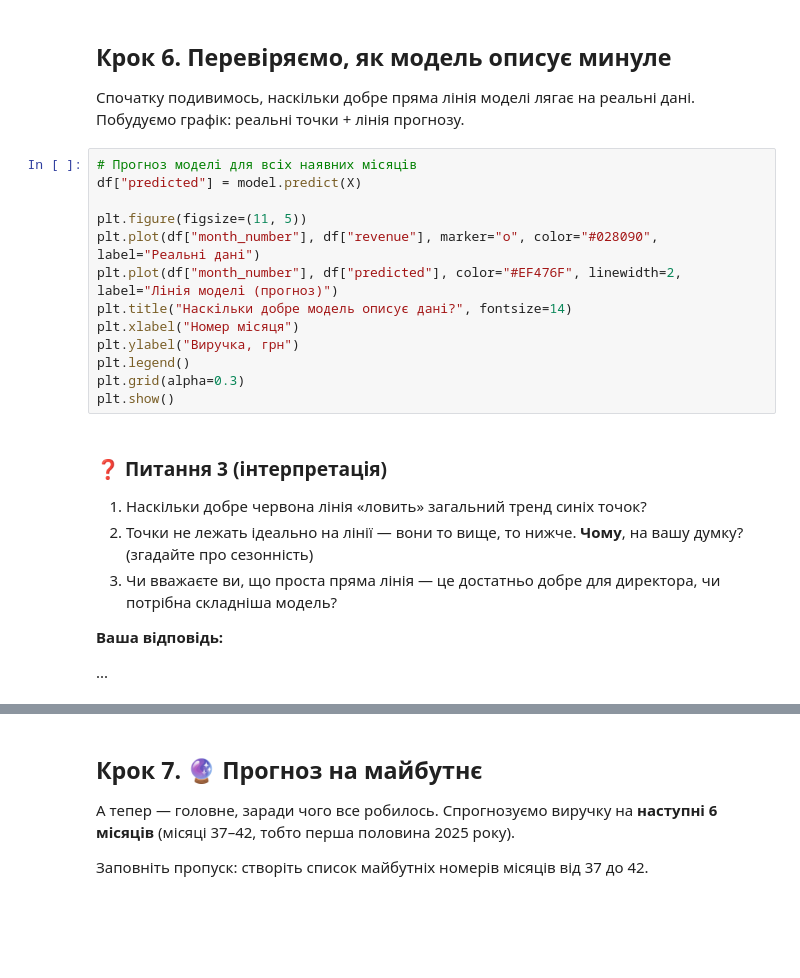
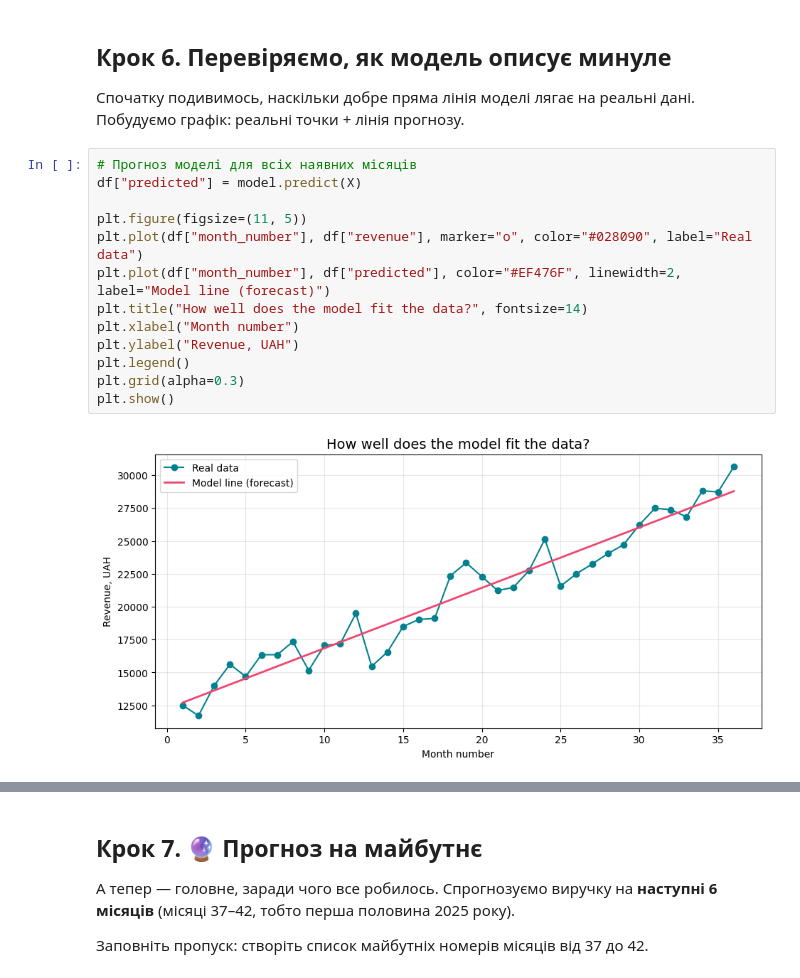
Before and after one commit to NatalieAleksandrova2026/ShopSphere_ua, a Jupyter notebook: python_project/coffee_forecast.ipynb, the cells around one changed output, grey strips where cells are left out. Cells and saved outputs as stored; diff of their text form; blank space fills up the shorter version.

```diff
--- a/python_project/coffee_forecast.ipynb
+++ b/python_project/coffee_forecast.ipynb
@@ -139,23 +176,15 @@ print(f"Перетин (intercept): {model.intercept_:.0f} грн")
 # %%
 # Прогноз моделі для всіх наявних місяців
 df["predicted"] = model.predict(X)
 
 plt.figure(figsize=(11, 5))
-plt.plot(df["month_number"], df["revenue"], marker="o", color="#028090", label="Реальні дані")
-plt.plot(df["month_number"], df["predicted"], color="#EF476F", linewidth=2, label="Лінія моделі (прогноз)")
-plt.title("Наскільки добре модель описує дані?", fontsize=14)
-plt.xlabel("Номер місяця")
-plt.ylabel("Виручка, грн")
+plt.plot(df["month_number"], df["revenue"], marker="o", color="#028090", label="Real data")
+plt.plot(df["month_number"], df["predicted"], color="#EF476F", linewidth=2, label="Model line (forecast)")
+plt.title("How well does the model fit the data?", fontsize=14)
+plt.xlabel("Month number")
+plt.ylabel("Revenue, UAH")
 plt.legend()
 plt.grid(alpha=0.3)
 plt.show()
+# %% [output]
+[figure, added]
-# %% [markdown]
-### ❓ Питання 3 (інтерпретація)
-
-1. Наскільки добре червона лінія «ловить» загальний тренд синіх точок?
-2. Точки не лежать ідеально на лінії — вони то вище, то нижче. **Чому**, на вашу думку? (згадайте про сезонність)
-3. Чи вважаєте ви, що проста пряма лінія — це достатньо добре для директора, чи потрібна складніша модель?
-
-**Ваша відповідь:**
-
-...
```
Also changed, not shown: parts of 15 cells of this notebook.
